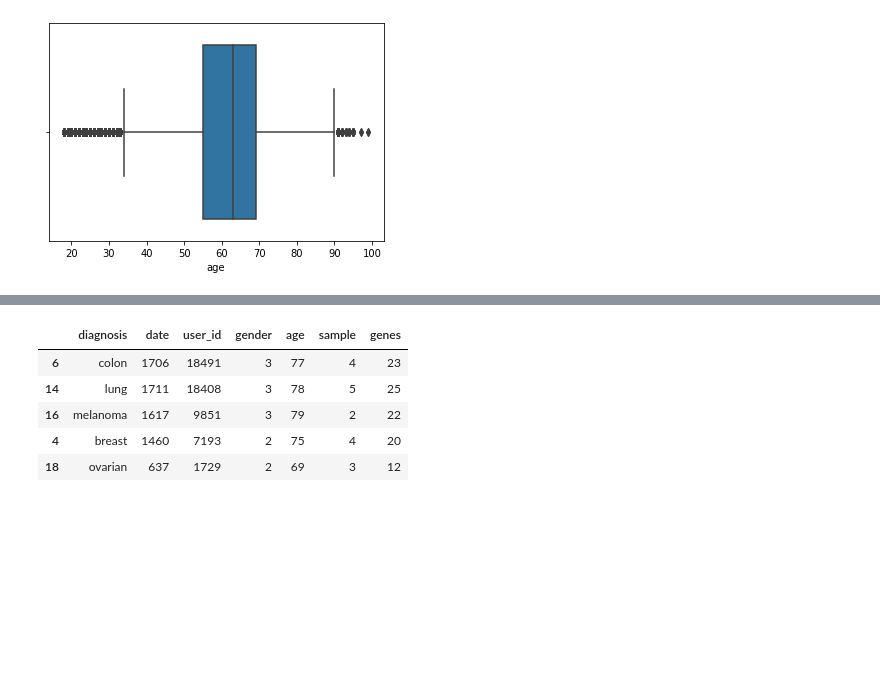
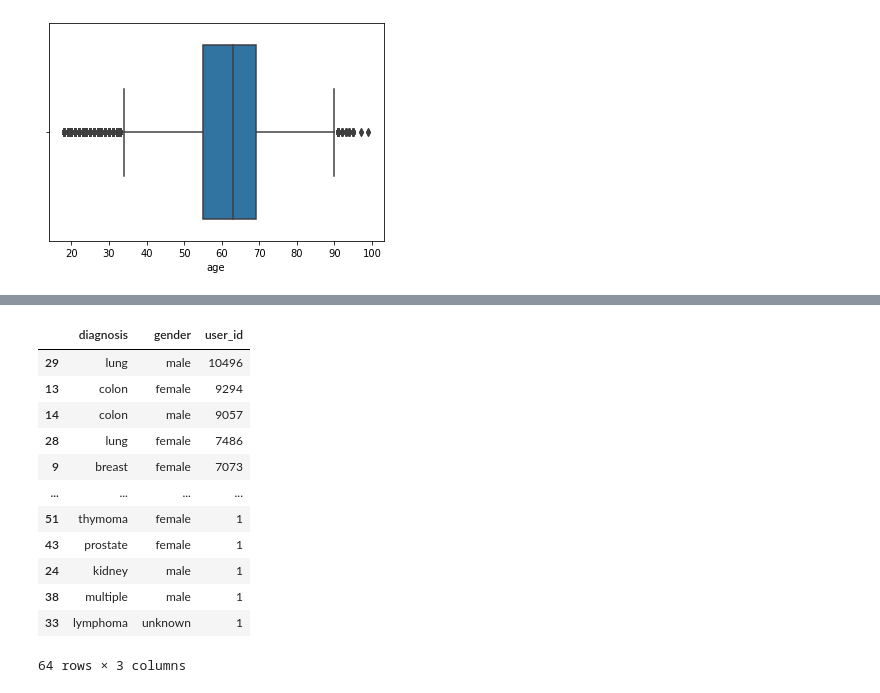
Before and after one commit to farnezola/lab_analytics, a Jupyter notebook: lab_analytics_2015_2021.ipynb, the cells around one changed output, grey strips where cells are left out. Saved outputs shown, nothing was run; the diff lists cells and outputs as text; code cells hidden in the pictures; blank space fills up the shorter version.

```diff
--- a/lab_analytics_2015_2021.ipynb
+++ b/lab_analytics_2015_2021.ipynb
@@ -108,17 +142,19 @@ sns.barplot(x='user_id', y='gender', data=df_gender)
-# %%
-# diagnosis
-
-
-df_ds = df.query('diagnosis!="unknown"').groupby('diagnosis', as_index=False)\
-        .nunique()\
-        .sort_values('user_id', ascending=False)
-
-df_ds.head()
-# %% [output]
-|  | diagnosis | date | user_id | gender | age | sample | genes |
-| 6 | colon | 1706 | 18491 | 3 | 77 | 4 | 23 |
-| 14 | lung | 1711 | 18408 | 3 | 78 | 5 | 25 |
-| 16 | melanoma | 1617 | 9851 | 3 | 79 | 2 | 22 |
-| 4 | breast | 1460 | 7193 | 2 | 75 | 4 | 20 |
-| 18 | ovarian | 637 | 1729 | 2 | 69 | 3 | 12 |
+# %%
+df.groupby(['diagnosis', 'gender'], as_index=False)\
+    .agg({'user_id': 'nunique'})\
+    .sort_values('user_id', ascending=False)
+# %% [output]
+|  | diagnosis | gender | user_id |
+| 29 | lung | male | 10496 |
+| 13 | colon | female | 9294 |
+| 14 | colon | male | 9057 |
+| 28 | lung | female | 7486 |
+| 9 | breast | female | 7073 |
+| ... | ... | ... | ... |
+| 51 | thymoma | female | 1 |
+| 43 | prostate | female | 1 |
+| 24 | kidney | male | 1 |
+| 38 | multiple | male | 1 |
+| 33 | lymphoma | unknown | 1 |
+64 rows × 3 columns
 # %%
```
Also changed, not shown: parts of 12 cells of this notebook.
